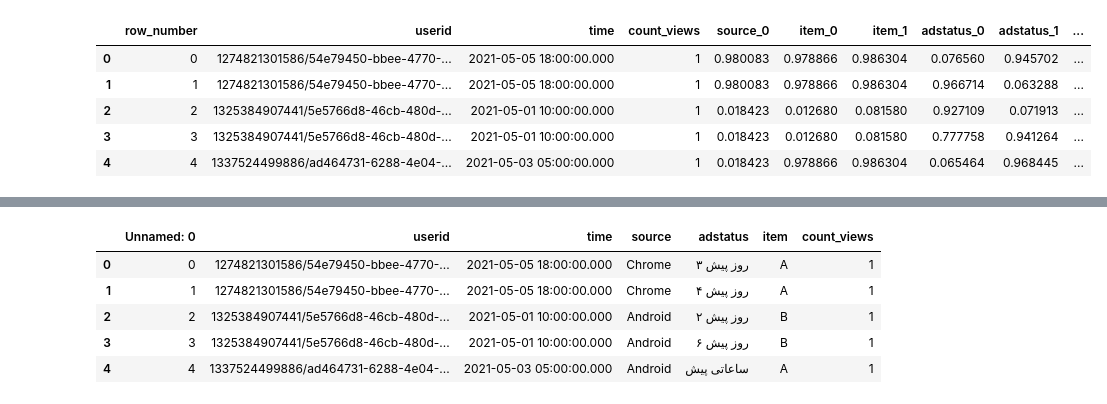
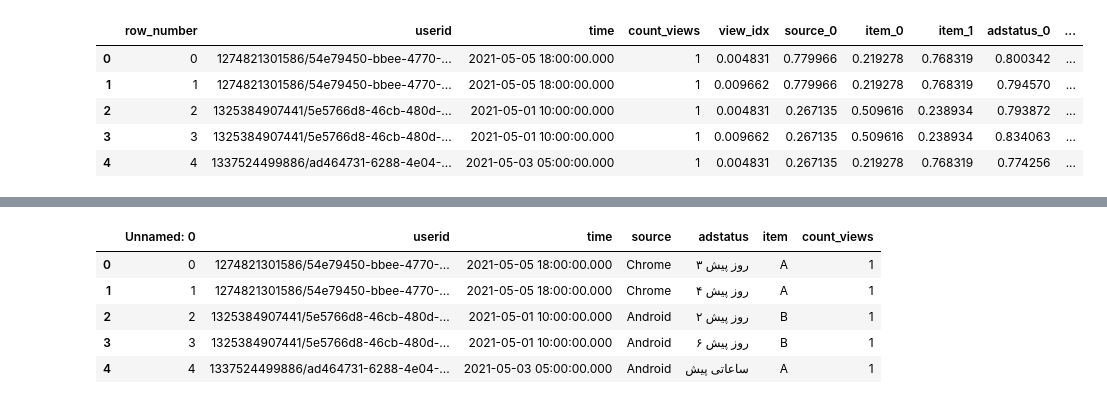
Before and after one commit to sasansharifipour/Spark_Class, a Jupyter notebook: train_sheypoor.ipynb, the cells around one changed output, grey strips where cells are left out. Saved outputs shown, nothing was run; the diff lists cells and outputs as text; code cells hidden in the pictures.

```diff
--- a/train_sheypoor.ipynb
+++ b/train_sheypoor.ipynb
@@ -26,7 +23,15 @@ Successfully installed category-encoders-2.2.2
 # %%
 import pandas as pd
+from sklearn import preprocessing
 
 data = pd.read_csv('data.csv')
 
 df = pd.DataFrame(data)
 df.rename( columns={'Unnamed: 0':'row_number'}, inplace=True )
+
+view_idx_title = 'view_idx'
+df[view_idx_title] = df.groupby('userid').cumcount() + 1
+max_value = max(df[view_idx_title].values)
+df[view_idx_title] = df[view_idx_title].values / max_value
+
+df.head()
@@ -40,6 +52,7 @@ class onehot_autoencoder:
     self.features = features
     self.num_of_epochs = num_of_epochs
     self.encoders = []
+    self.columns_name = []
 
   def create_auto_encoder(self, input_dim, encoding_dim):
 
@@ -53,6 +66,8 @@ class onehot_autoencoder:
     autoencoder.compile(optimizer='adam', loss='binary_crossentropy')
     return autoencoder, encoder
 
+  def get_columns_name(self):
+    return self.columns_name.copy()
 
   def fit_transform(self, data):
     self.data = data
@@ -80,6 +95,8 @@ class onehot_autoencoder:
       for i in range(feature_cnt):
         columns_name.append(feature_name + '_' + str(i))
 
+      self.columns_name.extend(columns_name)
+
       if result_df.empty:
         feature_df = pd.DataFrame(data=y, columns=columns_name)
         result_df = feature_df
@@ -136,11 +108,11 @@ spliter.select_data()
 # %%
-encoder = onehot_autoencoder([ ('source', 1), ('item', 2), ('adstatus', 5)], 10)
-m = encoder.fit_transform(df)
-m.head()
+encoder = onehot_autoencoder([ ('source', 1), ('item', 2), ('adstatus', 5)], 1)
+onehot_df = encoder.fit_transform(df)
+onehot_df.head()
 # %% [output]
-|  | row_number | userid | time | count_views | source_0 | item_0 | item_1 | adstatus_0 | adstatus_1 | ... |
-| 0 | 0 | 1274821301586/54e79450-bbee-4770-... | 2021-05-05 18:00:00.000 | 1 | 0.980083 | 0.978866 | 0.986304 | 0.076560 | 0.945702 | ... |
-| 1 | 1 | 1274821301586/54e79450-bbee-4770-... | 2021-05-05 18:00:00.000 | 1 | 0.980083 | 0.978866 | 0.986304 | 0.966714 | 0.063288 | ... |
-| 2 | 2 | 1325384907441/5e5766d8-46cb-480d-... | 2021-05-01 10:00:00.000 | 1 | 0.018423 | 0.012680 | 0.081580 | 0.927109 | 0.071913 | ... |
-| 3 | 3 | 1325384907441/5e5766d8-46cb-480d-... | 2021-05-01 10:00:00.000 | 1 | 0.018423 | 0.012680 | 0.081580 | 0.777758 | 0.941264 | ... |
-| 4 | 4 | 1337524499886/ad464731-6288-4e04-... | 2021-05-03 05:00:00.000 | 1 | 0.018423 | 0.978866 | 0.986304 | 0.065464 | 0.968445 | ... |
+|  | row_number | userid | time | count_views | view_idx | source_0 | item_0 | item_1 | adstatus_0 | ... |
+| 0 | 0 | 1274821301586/54e79450-bbee-4770-... | 2021-05-05 18:00:00.000 | 1 | 0.004831 | 0.779966 | 0.219278 | 0.768319 | 0.800342 | ... |
+| 1 | 1 | 1274821301586/54e79450-bbee-4770-... | 2021-05-05 18:00:00.000 | 1 | 0.009662 | 0.779966 | 0.219278 | 0.768319 | 0.794570 | ... |
+| 2 | 2 | 1325384907441/5e5766d8-46cb-480d-... | 2021-05-01 10:00:00.000 | 1 | 0.004831 | 0.267135 | 0.509616 | 0.238934 | 0.793872 | ... |
+| 3 | 3 | 1325384907441/5e5766d8-46cb-480d-... | 2021-05-01 10:00:00.000 | 1 | 0.009662 | 0.267135 | 0.509616 | 0.238934 | 0.834063 | ... |
+| 4 | 4 | 1337524499886/ad464731-6288-4e04-... | 2021-05-03 05:00:00.000 | 1 | 0.004831 | 0.267135 | 0.219278 | 0.768319 | 0.774256 | ... |
```
Also changed, not shown: parts of 10 cells of this notebook.
